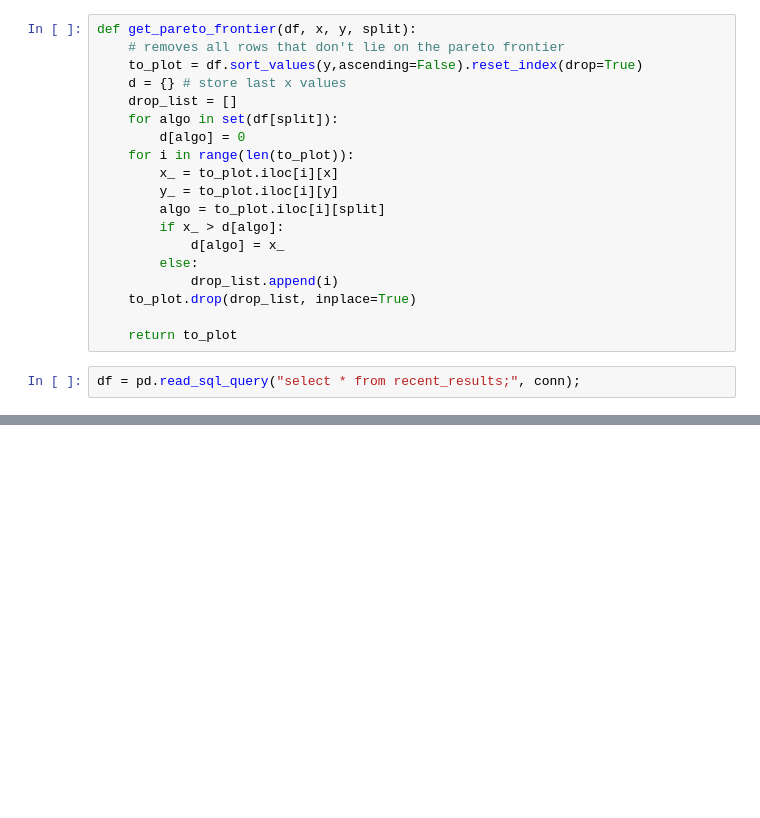
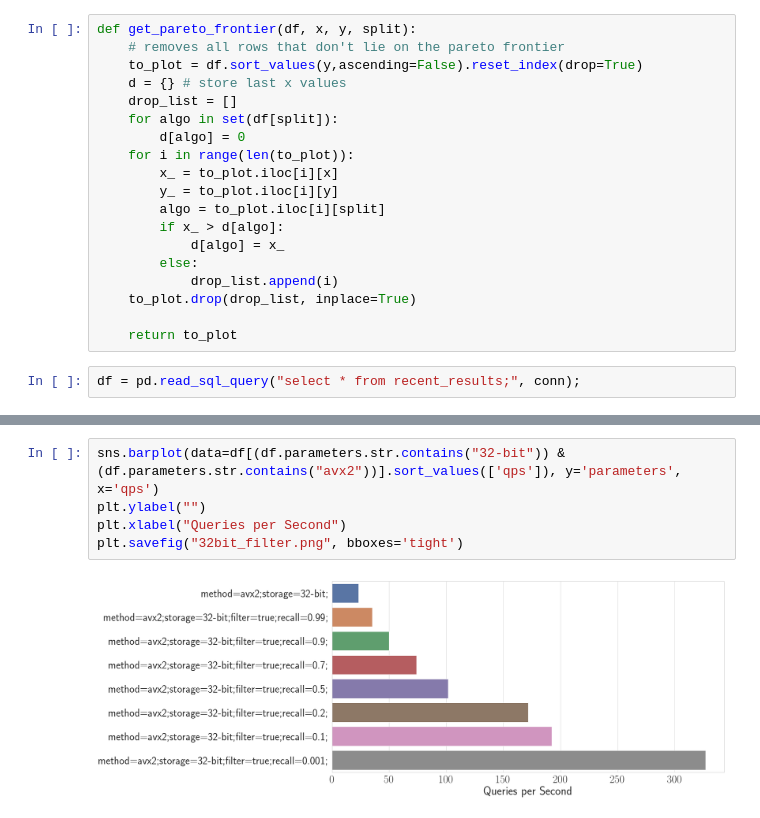
Before and after one commit to Cecca/running-experiments, a Jupyter notebook: code/evaluation/evaluation.ipynb, the cells around one changed output, grey strips where cells are left out. Drawn from its saved outputs; the diff is of its cells as text; blank space fills up the shorter version.

```diff
--- a/code/evaluation/evaluation.ipynb
+++ b/code/evaluation/evaluation.ipynb
@@ -79,0 +110,7 @@ sns.barplot(data=df.sort_values(['storage', 'method', 'qps']), y='parameters', x
+# %%
+sns.barplot(data=df[(df.parameters.str.contains("32-bit")) & (df.parameters.str.contains("avx2"))].sort_values(['qps']), y='parameters', x='qps')
+plt.ylabel("")
+plt.xlabel("Queries per Second")
+plt.savefig("32bit_filter.png", bboxes='tight')
+# %% [output]
+[figure, added]
```
Also changed, not shown: parts of 9 cells of this notebook.
